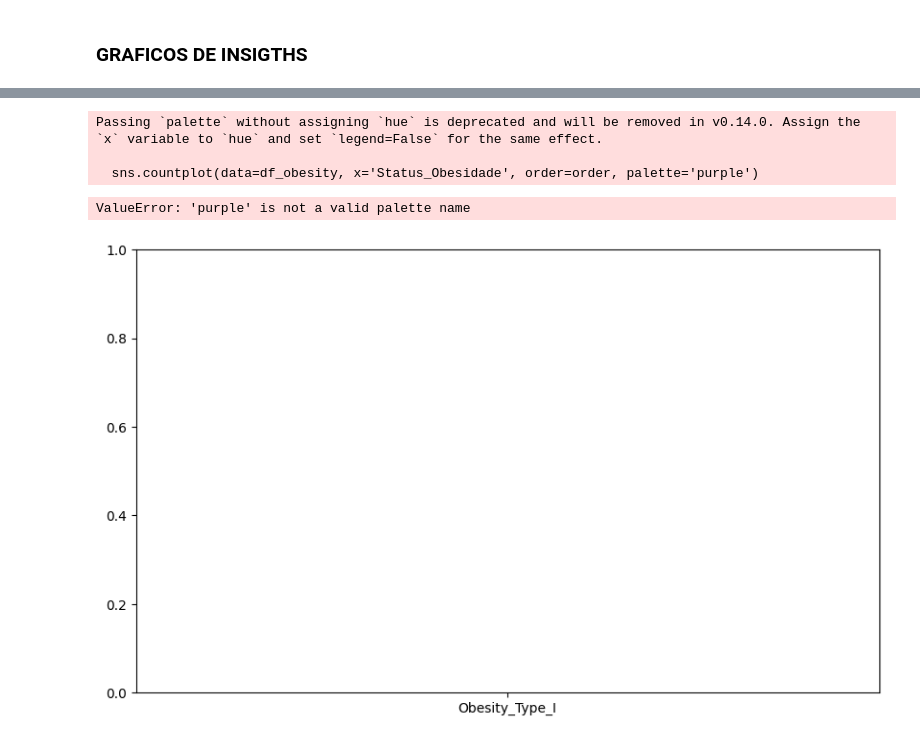
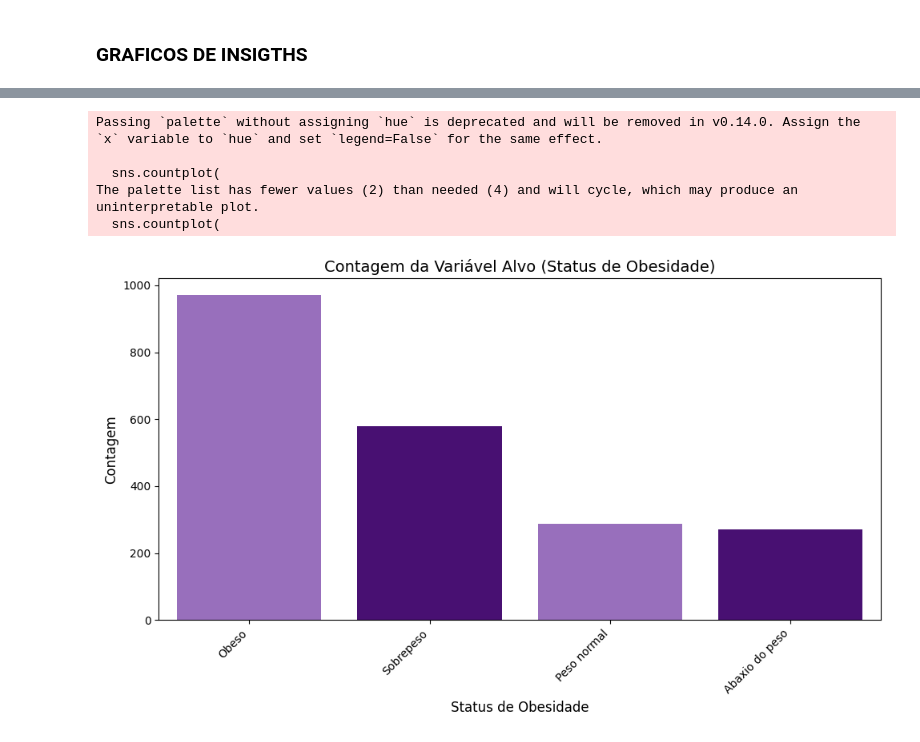
Before and after one commit to Alef2021/Tech_Challenge_Fase_4_Data_Analitycs, a Jupyter notebook: notebooks/explocacao.ipynb, the cells around one changed output, grey strips where cells are left out. Drawn from its saved outputs; the diff is of its cells as text; code cells hidden in the pictures.

```diff
--- a/notebooks/explocacao.ipynb
+++ b/notebooks/explocacao.ipynb
@@ -112,4 +114,12 @@ Meio_Transporte                         0
 Status_Obesidade                        0
 dtype: int64
 # %%
-df_obesity['IMC'] = df_obesity['Peso'] / (df_obesity['Altura'] ** 2)
+tons_roxo_uva = [ "#9962C9", "#4B0082"]
+
+numero_de_cores = len(contagens.index)
+
+paleta_personalizada = list(itertools.islice(itertools.cycle(tons_roxo_uva), numero_de_cores))
+
+df_obesity['IMC'] = (df_obesity['Peso'] / (df_obesity['Altura'] ** 2)).astype(float).round(1)
+
+df_obesity.tail(15)
@@ -132,19 +159,29 @@ plt.show()
 # %%
-# B. Contagens da Variável Alvo (Status_Obesidade) - GRÁFICO DE BARRAS VERTICAL ORDENADO
+#Contagens da Variável Alvo
 plt.figure(figsize=(10, 6))
-# A ordem já está correta (do maior para o menor)
+
 order = df_obesity['Status_Obesidade'].value_counts().index
-# Altera 'y' para 'x' para criar um gráfico de barras vertical
-sns.countplot(data=df_obesity, x='Status_Obesidade', order=order, palette='viridis')
+
+
+sns.countplot(
+    data=df_obesity,
+    x='Status_Obesidade',
+    order=order,
+    # Aplica a paleta personalizada de roxo/uva
+    palette=paleta_personalizada
+)
+
+# --- 3. CONFIGURAÇÕES DO GRÁFICO ---
 plt.title('Contagem da Variável Alvo (Status de Obesidade)', fontsize=14)
-plt.xlabel('Status de Obesidade', fontsize=12) # O eixo X agora é a variável
-plt.ylabel('Contagem', fontsize=12)         # O eixo Y agora é a contagem
-plt.xticks(rotation=45, ha='right') # Rotaciona os rótulos do eixo X para melhor visualização
+plt.xlabel('Status de Obesidade', fontsize=12)
+plt.ylabel('Contagem', fontsize=12)
+plt.xticks(rotation=45, ha='right')
 plt.tight_layout()
-plt.show() # Exibe o gráfico
+plt.show()
 # %% [output]
 Passing `palette` without assigning `hue` is deprecated and will be removed in v0.14.0. Assign the `x` variable to `hue` and set `legend=False` for the same effect.
 
-  sns.countplot(data=df_obesity, x='Status_Obesidade', order=order, palette='purple')
+  sns.countplot(
+The palette list has fewer values (2) than needed (4) and will cycle, which may produce an uninterpretable plot.
+  sns.countplot(
-ValueError: 'purple' is not a valid palette name
-[figure, old version]
+[figure, new version]
```
Also changed, not shown: parts of 8 cells of this notebook.
